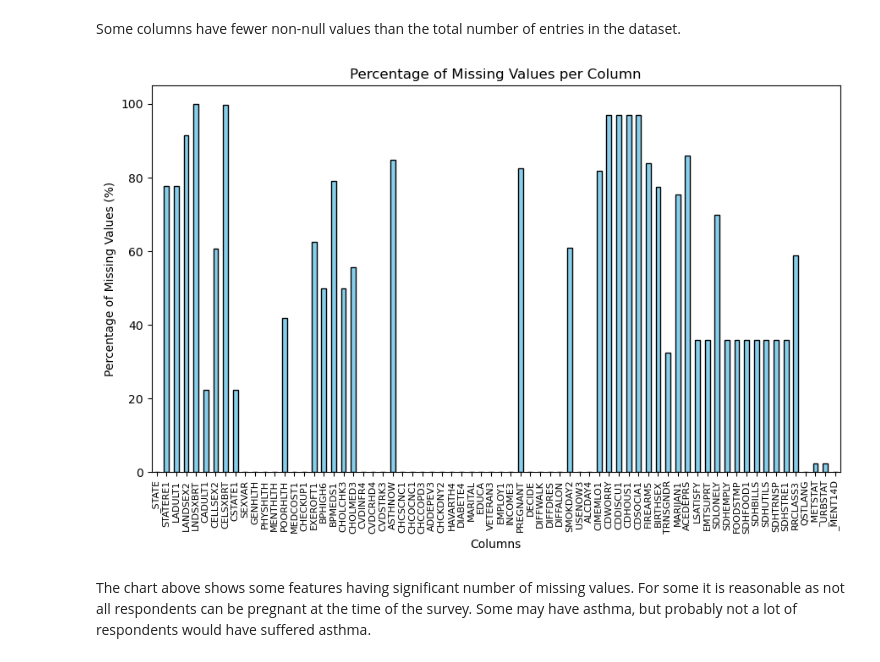
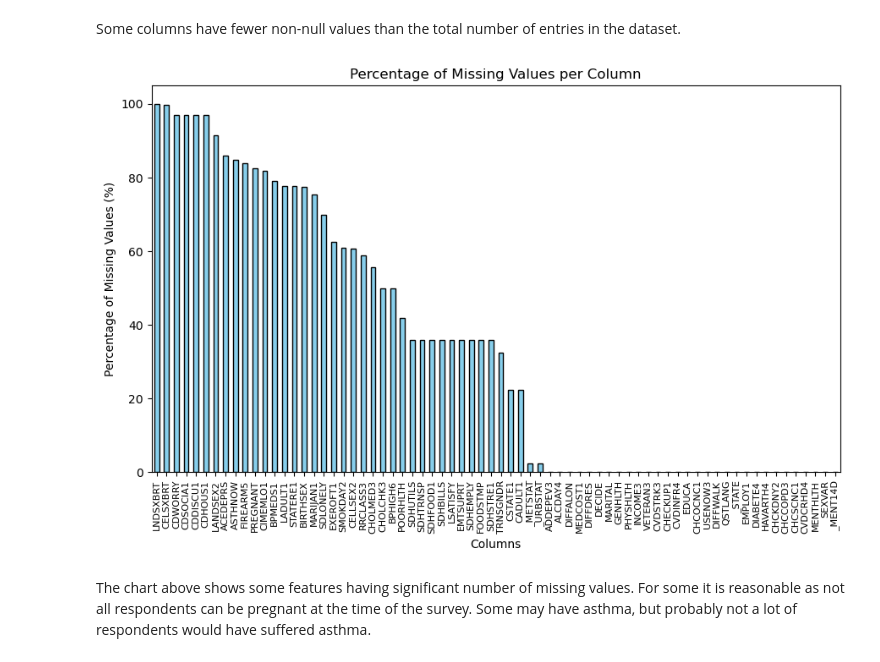
Before and after one commit to judesantos/Springboard_DS_ML, a Jupyter notebook: SpringBoard-DSC_Capstone_Project_3/DataModeling/DataWrangling_2_analysis.ipynb, the cells around one changed output. Saved outputs shown, nothing was run; the diff lists cells and outputs as text; code cells hidden in the pictures.

```diff
--- a/SpringBoard-DSC_Capstone_Project_3/DataModeling/DataWrangling_2_analysis.ipynb
+++ b/SpringBoard-DSC_Capstone_Project_3/DataModeling/DataWrangling_2_analysis.ipynb
@@ -123,18 +123,20 @@ memory usage: 384.3 MB
 Some columns have fewer non-null values than the total number of entries in the dataset.
 # %%
 missing_percentage = (mh_df.isnull().sum() / len(mh_df)) * 100
+missing_percentage = missing_percentage.sort_values(ascending=False)  # Sort from highest to lowest
+
 
 # Bar plot for missing values
 plt.figure(figsize=(9, 6))
 missing_percentage.plot(kind='bar', color='skyblue', edgecolor='black')
 plt.title('Percentage of Missing Values per Column')
 plt.xlabel('Columns')
 plt.ylabel('Percentage of Missing Values (%)')
 plt.xticks(rotation=90, fontsize=8)
 plt.tight_layout()
 plt.show()
 # %% [output]
-[figure, old version]
+[figure, new version]
 # %% [markdown]
 The chart above shows some features having significant number of missing values. For some it is reasonable as not all respondents can be pregnant at the time of the survey. Some may have asthma, but probably not a lot of respondents would have suffered asthma.
 # %% [markdown]
```
Also changed, not shown: parts of 1 cell of this notebook, 2 other files.
